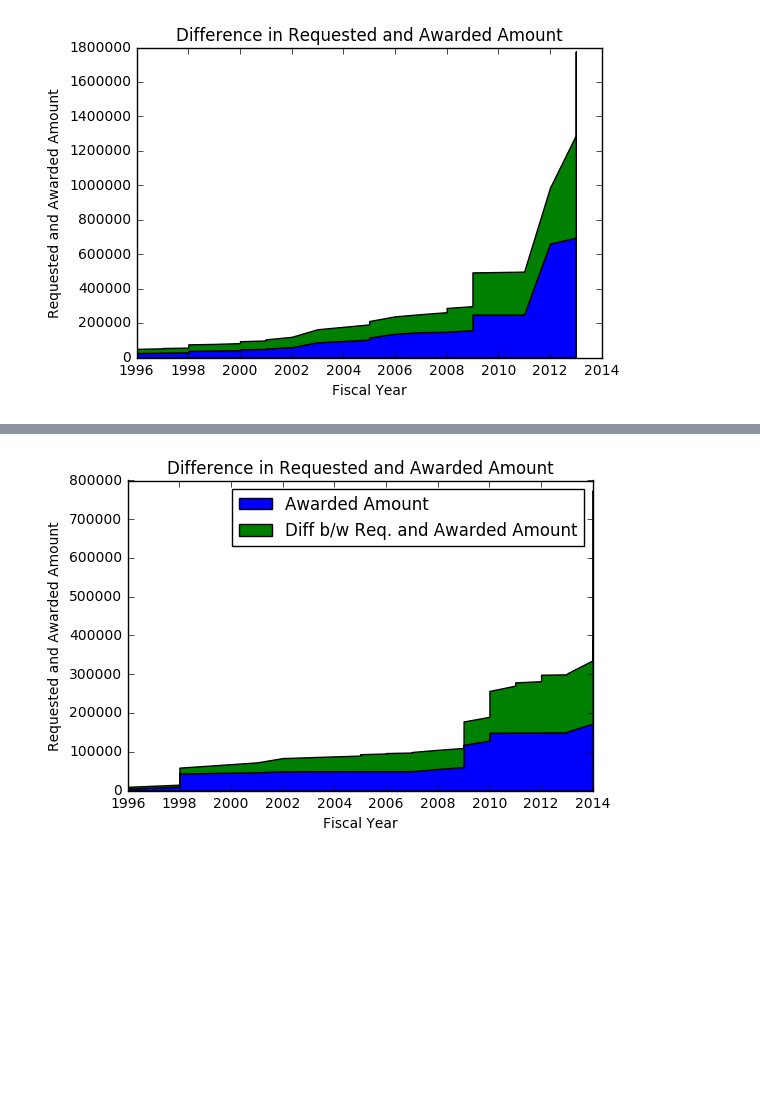
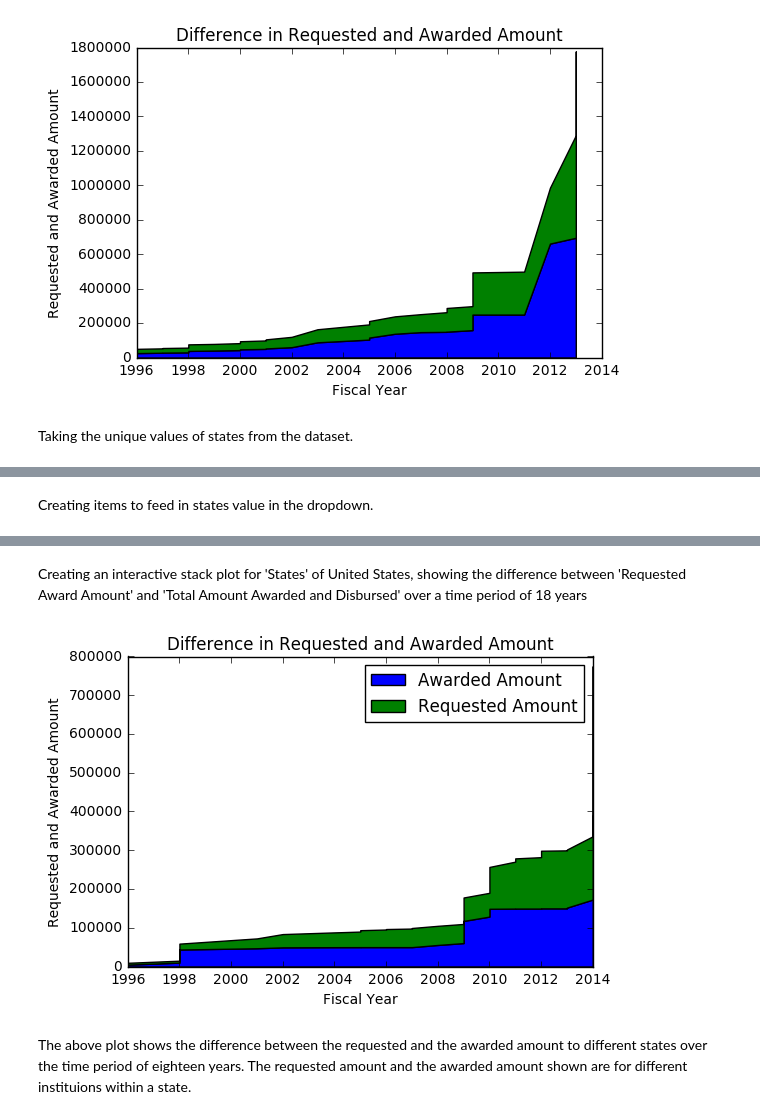
Before and after one commit to nikolausn/project-spring2017, a Jupyter notebook: part2/InteractivePlot_StateDiff.ipynb, the cells around one changed output, grey strips where cells are left out. Cells and saved outputs as stored; diff of their text form; code cells hidden in the pictures; blank space fills up the shorter version.

```diff
--- a/part2/InteractivePlot_StateDiff.ipynb
+++ b/part2/InteractivePlot_StateDiff.ipynb
@@ -56,6 +68,8 @@ plt.title('Difference in Requested and Awarded Amount')
 plt.show()
 # %% [output]
 [figure]
+# %% [markdown]
+Taking the unique values of states from the dataset.
 # %%
 state = np.unique(new_data['State']).tolist()
 state
@@ -77,6 +91,8 @@ state
  'WI',
  'WV',
  'WY']
+# %% [markdown]
+Creating items to feed in states value in the dropdown.
 # %%
 #interact(eq_state('AL'), x=state);
 items = sorted(new_data['State'].unique().tolist())
@@ -99,17 +115,21 @@ items
  'WI',
  'WV',
  'WY']
+# %% [markdown]
+Creating an interactive stack plot for 'States' of United States, showing the difference between 'Requested Award Amount' and 'Total Amount Awarded and Disbursed' over a time period of 18 years
 # %%
 def view(x=''):
     value = eq_state(x)
     plt.stackplot(np.sort(value['Fiscal Year']), np.sort(value['Requested Award Amount']), np.sort(value['Total Amount Awarded and Disbursed']))
     plt.xlabel('Fiscal Year')
     plt.ylabel('Requested and Awarded Amount')
     plt.title('Difference in Requested and Awarded Amount')
-    plt.legend(['Awarded Amount', 'Diff b/w Req. and Awarded Amount'])
+    plt.legend(['Awarded Amount', 'Requested Amount'])
     return plt.show()
 
 w = widgets.Dropdown(options=items)
 interactive(view, x=w)
 # %% [output]
-[figure, old version]
+[figure, new version]
+# %% [markdown]
+The above plot shows the difference between the requested and the awarded amount to different states over the time period of eighteen years. The requested amount and the awarded amount shown are for different instituions within a state.
```
Also changed, not shown: parts of 6 cells of this notebook.
